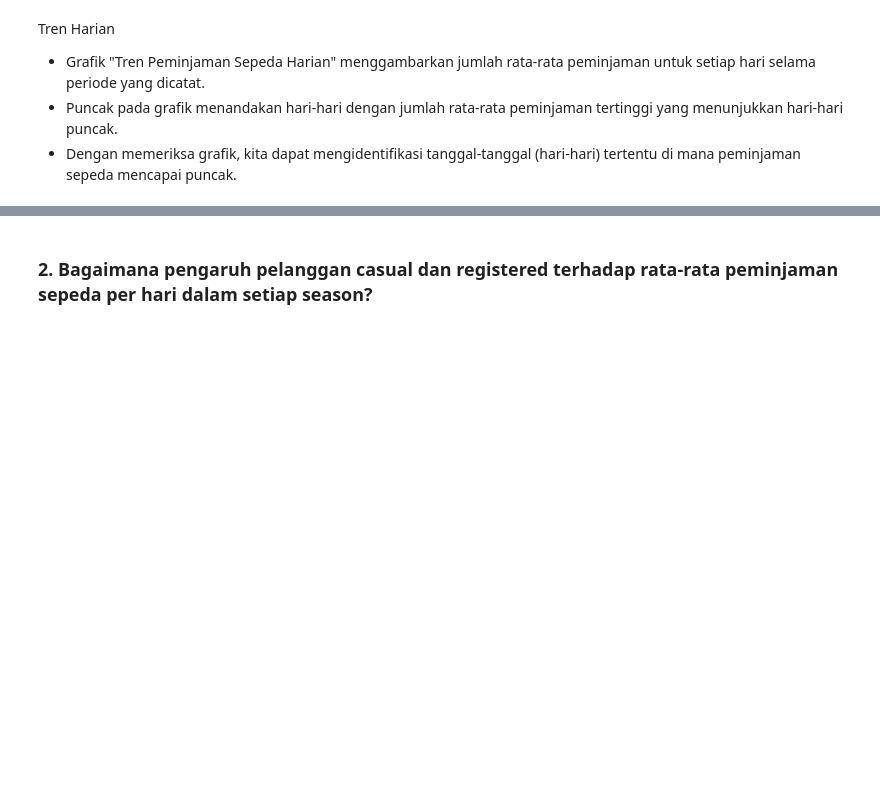
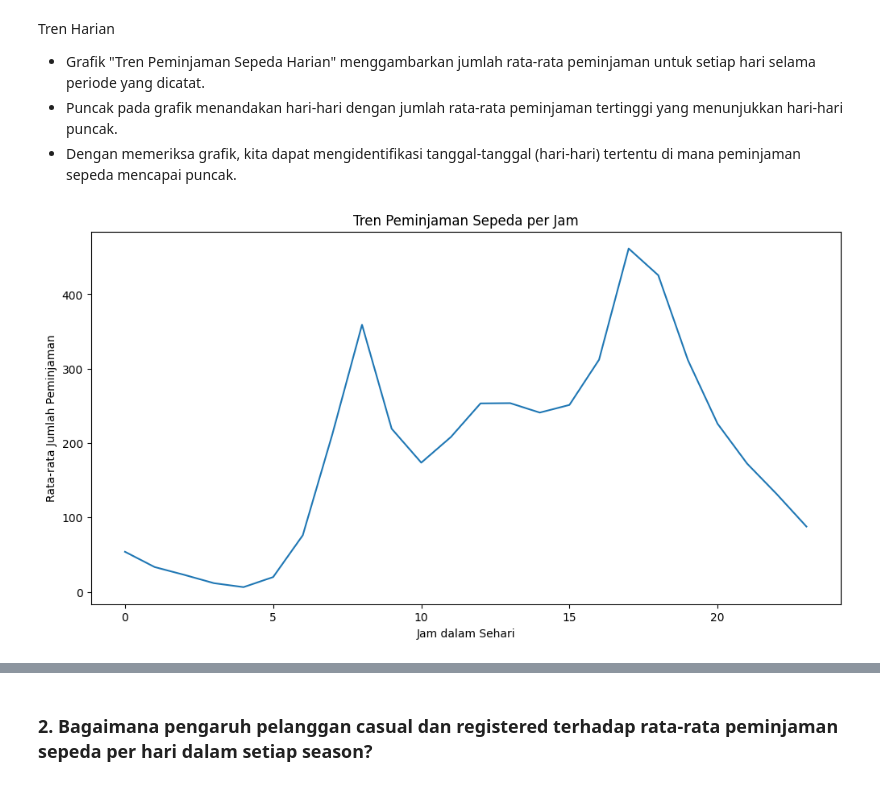
Before and after one commit to adeliaws/Proyek-Analisis-Data-Bike-Analisis-, a Jupyter notebook: Proyek_Analisis_Data.ipynb, the cells around one changed output, grey strips where cells are left out. Drawn from its saved outputs; the diff is of its cells as text; code cells hidden in the pictures; blank space fills up the shorter version.

```diff
--- a/Proyek_Analisis_Data.ipynb
+++ b/Proyek_Analisis_Data.ipynb
@@ -144,2 +110,0 @@ memory usage: 91.5 KB
-# %%
-hour_df['dteday'] = pd.to_datetime(hour_df['dteday'])
@@ -166,3 +113,5 @@ memory usage: 2.3 MB
+# %%
+hour_df.dropna(axis=0, inplace=True)
 # %% [markdown]
 ## Exploratory Data Analysis (EDA)
 # %% [markdown]
@@ -237,3 +166,12 @@ Tren Harian
 *   Grafik "Tren Peminjaman Sepeda Harian" menggambarkan jumlah rata-rata peminjaman untuk setiap hari selama periode yang dicatat.
 *   Puncak pada grafik menandakan hari-hari dengan jumlah rata-rata peminjaman tertinggi yang menunjukkan hari-hari puncak.
 *   Dengan memeriksa grafik, kita dapat mengidentifikasi tanggal-tanggal (hari-hari) tertentu di mana peminjaman sepeda mencapai puncak.
+# %%
+plt.figure(figsize=(12, 6))
+sns.lineplot(x=trend_jam.index, y=trend_jam.values)
+plt.title('Tren Peminjaman Sepeda per Jam')
+plt.xlabel('Jam dalam Sehari')
+plt.ylabel('Rata-rata Jumlah Peminjaman')
+plt.show()
+# %% [output]
+[figure, added]
```
Also changed, not shown: parts of 28 cells of this notebook.
